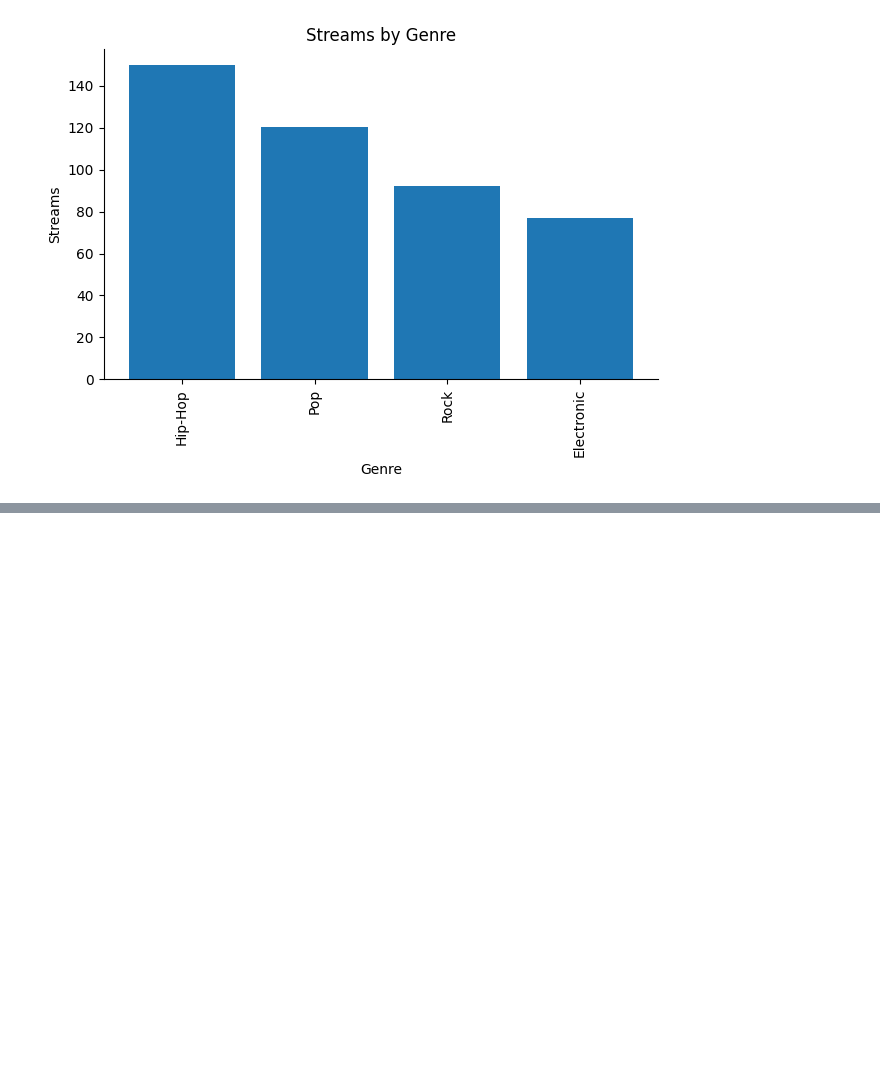
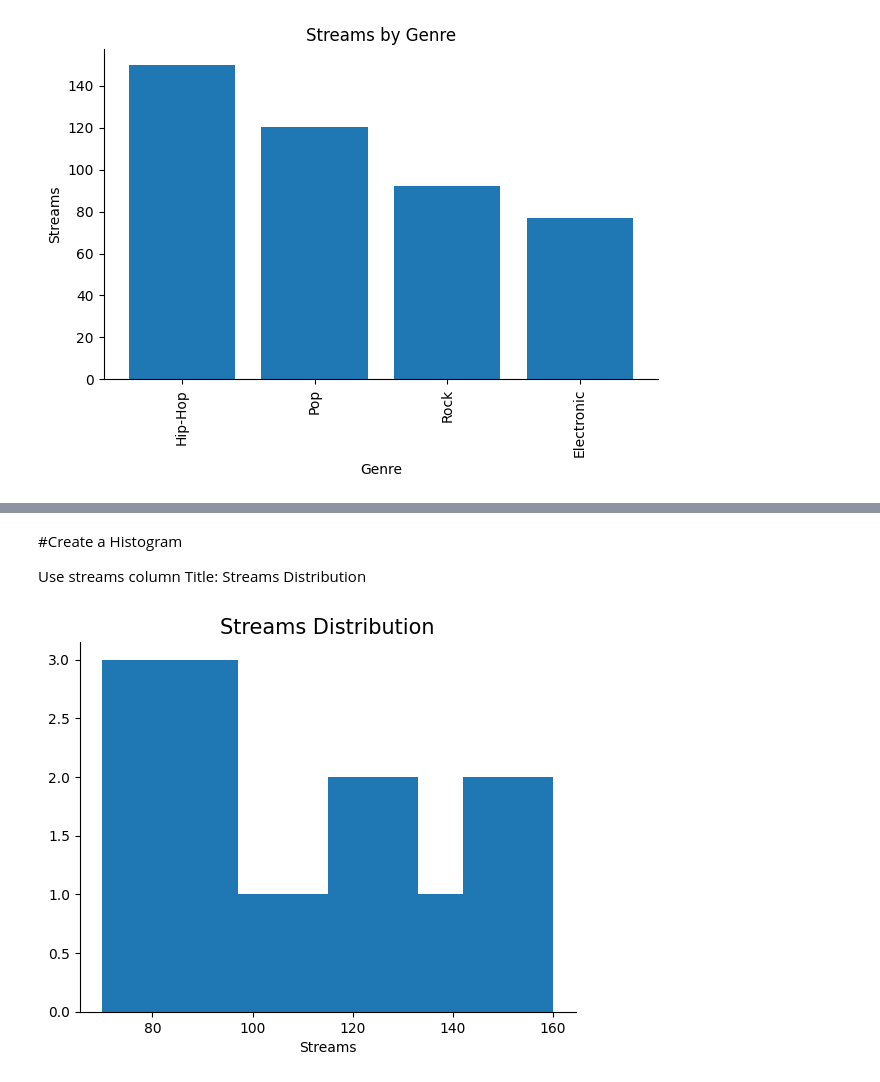
Before and after one commit to shivahari04/DA_M2_CodingExercises, a Jupyter notebook: w2_exercises.ipynb, the cells around one changed output, grey strips where cells are left out. Saved outputs shown, nothing was run; the diff lists cells and outputs as text; code cells hidden in the pictures; blank space fills up the shorter version.

```diff
--- a/w2_exercises.ipynb
+++ b/w2_exercises.ipynb
@@ -92,0 +113,19 @@ plt.show()
+# %% [markdown]
+#Create a Histogram
+
+Use streams column
+Title: Streams Distribution
+# %%
+#Stream Distribution
+
+plt.Figure(figsize=(10,6))
+plt.hist(df["streams"])
+plt.xlabel('Streams')
+
+plt.title('Streams Distribution', fontsize = 15)
+
+ax = plt.gca()
+ax.spines['top'].set_visible(False)
+ax.spines['right'].set_visible(False)
+# %% [output]
+[figure, added]
```
Also changed, not shown: parts of 3 cells of this notebook.
